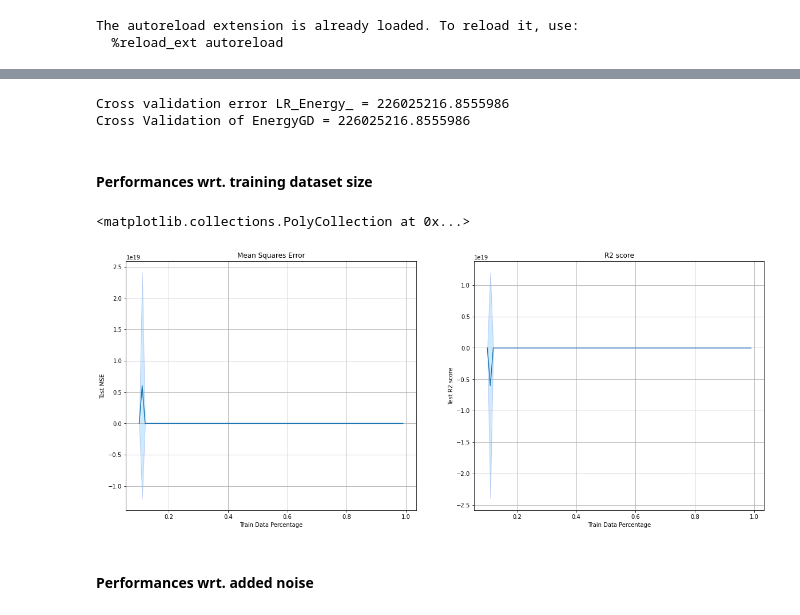
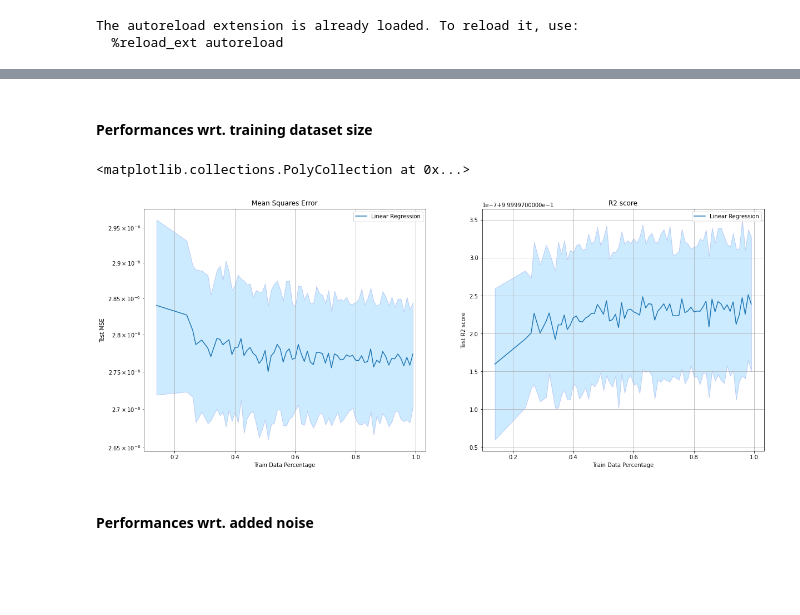
Before and after one commit to HaldiH/dm_project, a Jupyter notebook: linear_regression.ipynb, the cells around one changed output, grey strips where cells are left out. Cells and saved outputs as stored; diff of their text form; code cells hidden in the pictures; blank space fills up the shorter version.

Commit message:
updated graphs

```diff
--- a/linear_regression.ipynb
+++ b/linear_regression.ipynb
@@ -84,9 +24,3 @@ Sample predicted vector :
-# %%
-print("Cross validation error LR_Energy_ =", cross_validation_of( LR_Energy_, X_train, y_train))
-print("Cross Validation of EnergyGD =", cross_validation_of( LR_EnergyDG, X_train, y_train))
-# %% [output]
-Cross validation error LR_Energy_ = 226025216.8555986
-Cross Validation of EnergyGD = 226025216.8555986
 # %% [markdown]
 #### Performances wrt. training dataset size
 # %%
@@ -96,11 +30,14 @@ from sklearn.preprocessing import StandardScaler
 import matplotlib.pyplot as plt
 from MeanPredictor import MeanPredictor
 import random
+from sklearn.linear_model import LinearRegression
+from sklearn.metrics import mean_squared_error
+import numpy as np
 
-N_TRIALS = 10
+N_TRIALS = 100
 mses = [[] for _ in range(N_TRIALS)]
 r2_scores = [[] for _ in range(N_TRIALS)]
-percentages = list(np.arange(0.1, 1, 0.01))
+percentages = np.arange(0.1, 1, 0.01)
 
 baseline_mses = [[] for _ in range(N_TRIALS)]
 baseline_r2_scores = [[] for _ in range(N_TRIALS)]
@@ -118,9 +55,12 @@ for k in range(N_TRIALS):
             as_numpy=False,
             validation=False
         )
+        rows = np.random.binomial(1, p, size=X_train.shape[0]).astype(bool)
 
-        X_tr = X_train.sample(frac=p, random_state=random_state, replace=False)
-        y_tr = y_train.sample(frac=p, random_state=random_state, replace=False)
+        X_tr = X_train[rows]
+        y_tr = y_train[rows]
+        #y_tr = y_train.sample(frac=p, random_state=random_state, replace=False)
+
         lr = LinearRegression()
         features_scaler = StandardScaler()
         target_scaler = StandardScaler()
@@ -130,43 +70,61 @@ for k in range(N_TRIALS):
         mses[k].append(mean_squared_error(target_scaler.transform(y_test), y_pred))
         r2_scores[k].append(r2_score(target_scaler.transform(y_test), y_pred))
 # %%
-
 from pathlib import Path
 
-#np.save('path/linear_reg_mses_var_percentage', mses)
-#np.save('path/linear_reg_scores_var_percentage', r2_scores)
+path = Path('./results/linear_regression')
 
-path = Path('./results/logistic_regression')
+mses = np.array(mses)
+r2_scores = np.array(r2_scores)
+
 mses = np.load(path/'linear_reg_mses_var_percentage.npy')
 r2_scores = np.load(path/'linear_reg_scores_var_percentage.npy')
+
+np.save(path/'linear_reg_mses_var_percentage', mses)
+np.save(path/'linear_reg_scores_var_percentage', r2_scores)
 
 plt.figure(figsize=(20, 8))
 plt.subplot(1, 2, 1)
 plt.title("Mean Squares Error")
 plt.xlabel("Train Data Percentage")
 plt.ylabel("Test MSE")
 plt.grid(True)
 
 final_mses = np.mean(mses, axis=0)
 mses_error = np.std(mses, axis=0)
-plt.semilogy(percentages, final_mses, label='Linear Regression')
+
+# remove the fucky percentages
+rows = np.abs(final_mses) < 10000
+final_mses_chosen = final_mses[rows][2:]
+mses_error_chosen = mses_error[rows][2:]
+percentages_chosen = percentages[rows][2:]
+
+plt.semilogy(percentages_chosen, final_mses_chosen, label='Linear Regression')
 plt.legend()
-plt.fill_between(percentages, final_mses - mses_error, final_mses + mses_error, alpha=0.2, edgecolor='#1B2ACC', facecolor='#089FFF')
+plt.fill_between(percentages_chosen, final_mses_chosen - mses_error_chosen, final_mses_chosen + mses_error_chosen, alpha=0.2, edgecolor='#1B2ACC', facecolor='#089FFF')
 
 plt.subplot(1, 2, 2)
 plt.title("R2 score")
 plt.xlabel("Train Data Percentage")
 plt.ylabel("Test R2 score")
 plt.grid(True)
 plt.yscale('linear')
+
 final_r2_score = np.mean(r2_scores, axis=0)
 r2_score_error = np.std(r2_scores, axis=0)
-plt.plot(percentages, final_r2_score, label='Linear Regression')
+
+# remove fucky values
+r2_rows = np.abs(final_r2_score) < 10000
+final_r2_score_chosen = final_r2_score[r2_rows][2:]
+r2_score_error_chosen = r2_score_error[r2_rows][2:]
+r2_percentages_chosen = percentages[r2_rows][2:]
+
+plt.plot(r2_percentages_chosen, final_r2_score_chosen, label='Linear Regression')
 plt.legend()
-plt.fill_between(percentages, final_r2_score - r2_score_error, final_r2_score + r2_score_error, alpha=0.2, edgecolor='#1B2ACC', facecolor='#089FFF')
+plt.fill_between(r2_percentages_chosen, final_r2_score_chosen - r2_score_error_chosen, final_r2_score_chosen + r2_score_error_chosen, alpha=0.2, edgecolor='#1B2ACC', facecolor='#089FFF')
 # %% [output]
 <matplotlib.collections.PolyCollection at 0x...>
-[figure, old version]
+[figure, new version]
 # %% [markdown]
 #### Performances wrt. added noise
 # %%
```
Also changed, not shown: parts of 6 cells of this notebook, 7 other files.
